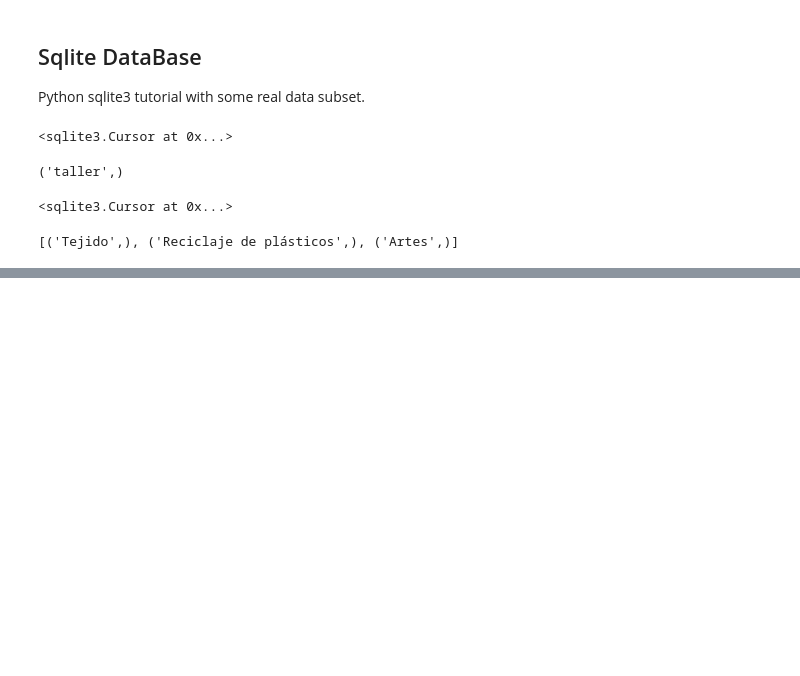
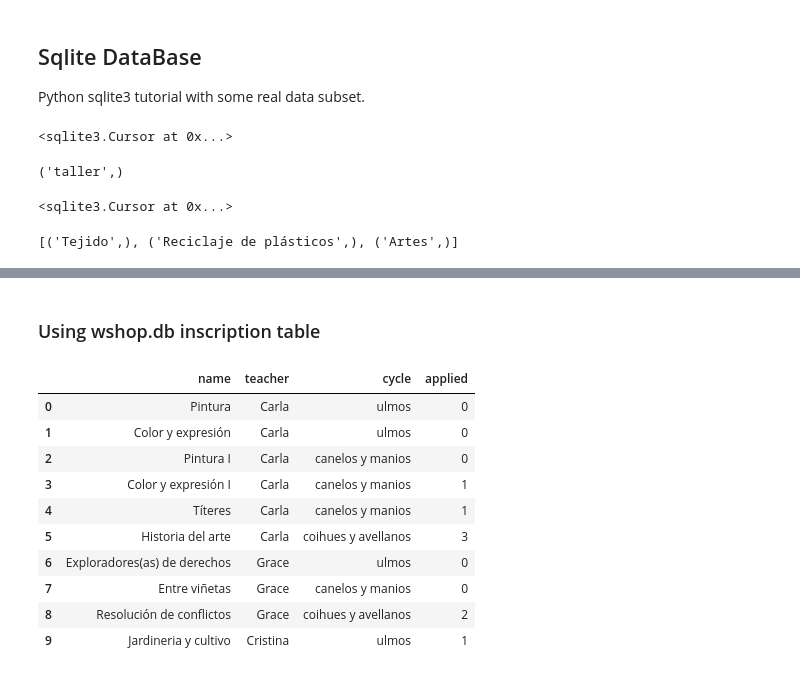
Before and after one commit to tomgranuja/CayumanFlask, a Jupyter notebook: quick_testing.ipynb, the cells around one changed output, grey strips where cells are left out. Cells and saved outputs as stored; diff of their text form; code cells hidden in the pictures; blank space fills up the shorter version.

```diff
--- a/quick_testing.ipynb
+++ b/quick_testing.ipynb
@@ -312,7 +274,7 @@ res.fetchall()
 # %%
 t = ws_table(drop_c = True)
 data = []
-for i in range(10,20):
+for i in range(10,15):
     row = tuple([
         t.loc[i,col] for col in ['name','teacher','cycle']])
     data.append(row)
@@ -366,0 +323,2 @@ for row in res:
+# %% [markdown]
+### Using wshop.db inscription table
@@ -366,0 +337,46 @@ for row in res:
+# %%
+def insert_to_dbase(sname, cycle, idx, t):
+    idx_bool_list = [0 for _ in t.index]
+    for i in idx:
+        idx_bool_list[i] = 1
+    idx_str = ', '.join([str(i) for i in idx_bool_list])
+    with con:
+        con.execute(f"""
+            INSERT INTO inscription
+            VALUES ('{sname}', '{cycle}', {idx_str})
+            """)
+
+con = sqlite3.connect('wshop.db')
+t = ws_table(nan_names='(No definido)')
+insert_to_dbase('DiegoS', 'coihues y avellanos',
+                [113,198,140,197,226,155,249], t)
+con.close()
+# %%
+def read_from_dbase(con, t):
+    with con:
+        res = con.execute("SELECT * FROM inscription")
+    by_unique_name = {}
+    for row in res.fetchall():
+        by_unique_name[row[0]] = row[2:]
+    ins = []
+    for boolsidx in by_unique_name.values():
+        ins.extend([i for i,v in enumerate(boolsidx) if v == 1])
+    return [ins.count(i) for i in t.index]
+
+con = sqlite3.connect('wshop.db')
+t = ws_table(drop_c=True, nan_names='(No definido)')
+t.loc[:,'applied'] = read_from_dbase(con, t)
+con.close()
+t[['name','teacher', 'cycle', 'applied']].head(10)
+# %% [output]
+|  | name | teacher | cycle | applied |
+| 0 | Pintura | Carla | ulmos | 0 |
+| 1 | Color y expresión | Carla | ulmos | 0 |
+| 2 | Pintura I | Carla | canelos y manios | 0 |
+| 3 | Color y expresión I | Carla | canelos y manios | 1 |
+| 4 | Títeres | Carla | canelos y manios | 1 |
+| 5 | Historia del arte | Carla | coihues y avellanos | 3 |
+| 6 | Exploradores(as) de derechos | Grace | ulmos | 0 |
+| 7 | Entre viñetas | Grace | canelos y manios | 0 |
+| 8 | Resolución de conflictos | Grace | coihues y avellanos | 2 |
+| 9 | Jardineria y cultivo | Cristina | ulmos | 1 |
```
Also changed, not shown: parts of 18 cells of this notebook, 3 other files.
